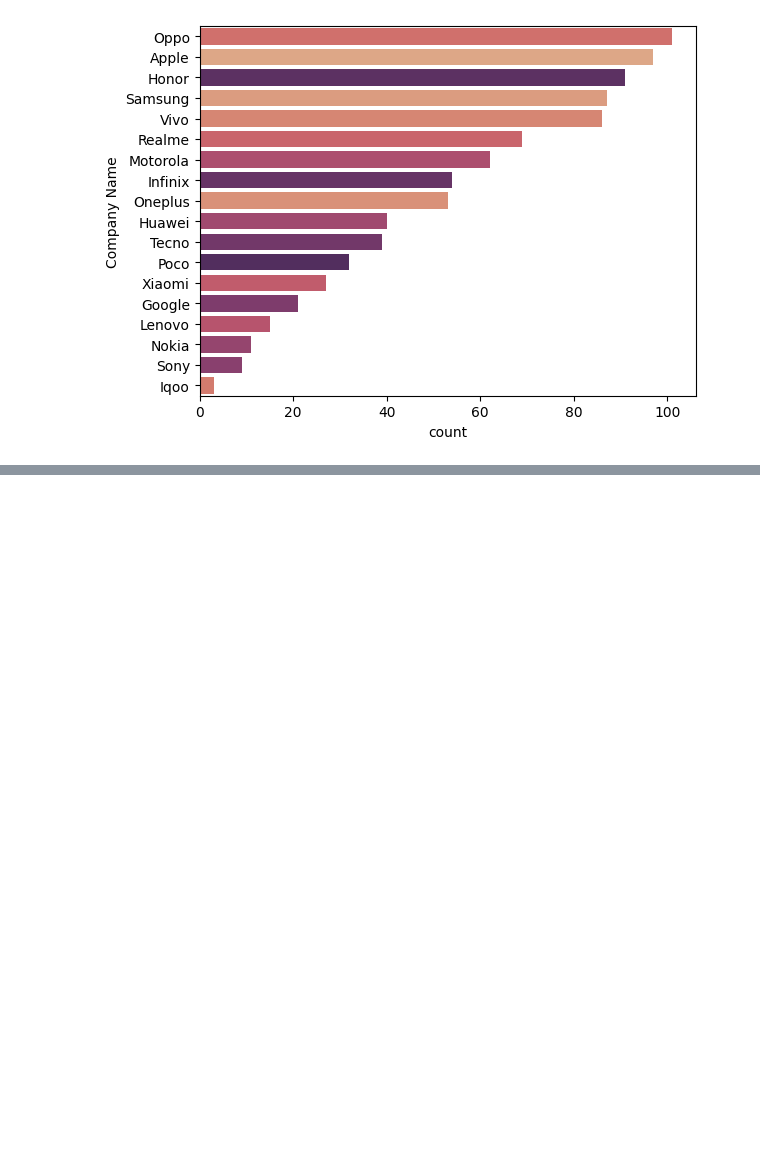
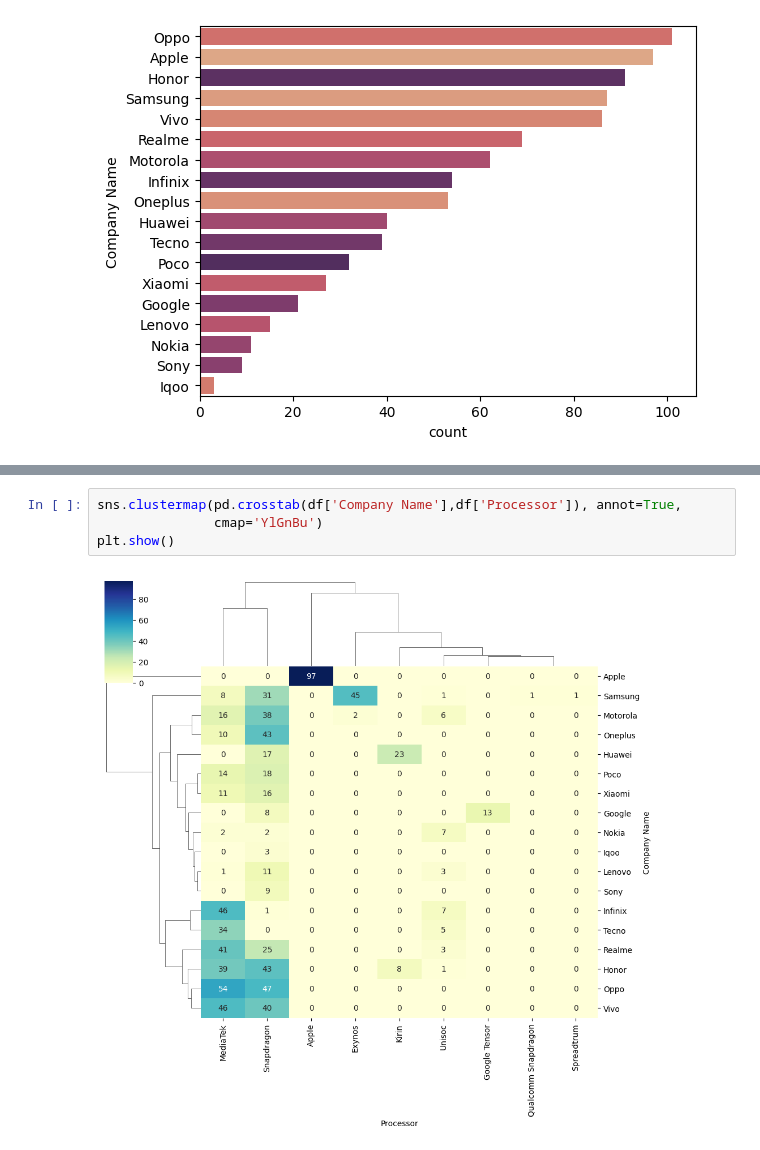
Before and after one commit to BUFONJOKER/mobile_dataset_analysis, a Jupyter notebook: mobiles_dataset_visualization.ipynb, the cells around one changed output, grey strips where cells are left out. Drawn from its saved outputs; the diff is of its cells as text; blank space fills up the shorter version.

```diff
--- a/mobiles_dataset_visualization.ipynb
+++ b/mobiles_dataset_visualization.ipynb
@@ -70,0 +85,6 @@ plt.show()
+# %%
+sns.clustermap(pd.crosstab(df['Company Name'],df['Processor']), annot=True,
+               cmap='YlGnBu')
+plt.show()
+# %% [output]
+[figure, added]
```
Also changed, not shown: parts of 7 cells of this notebook, 2 other files.
